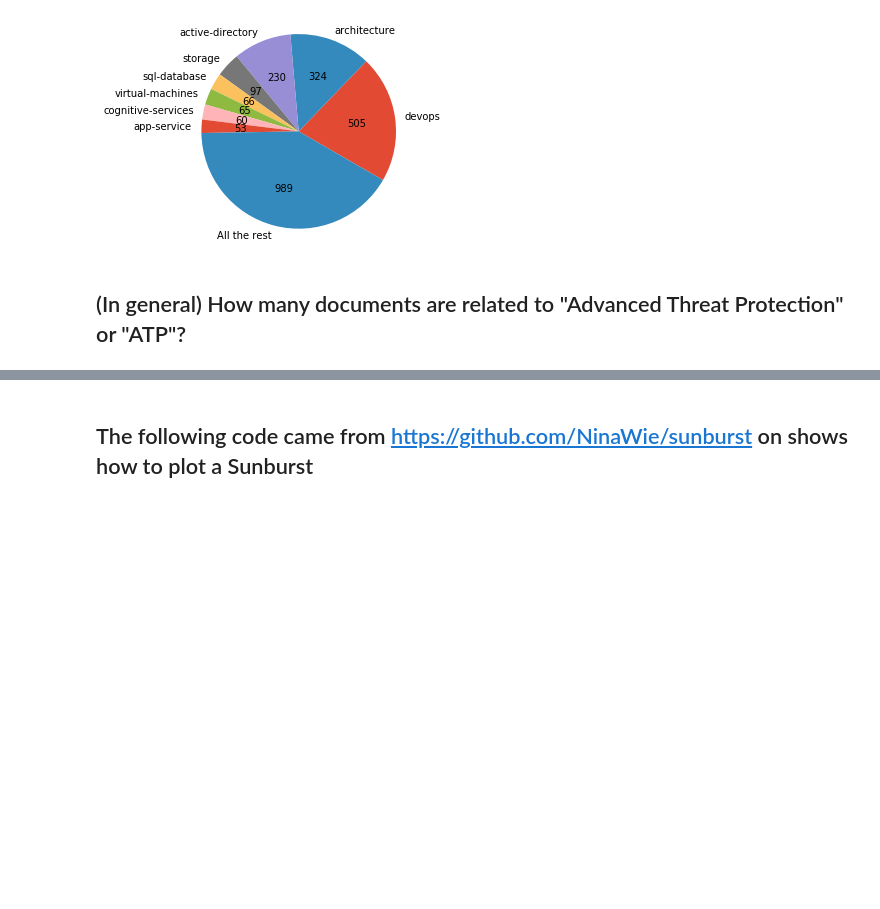
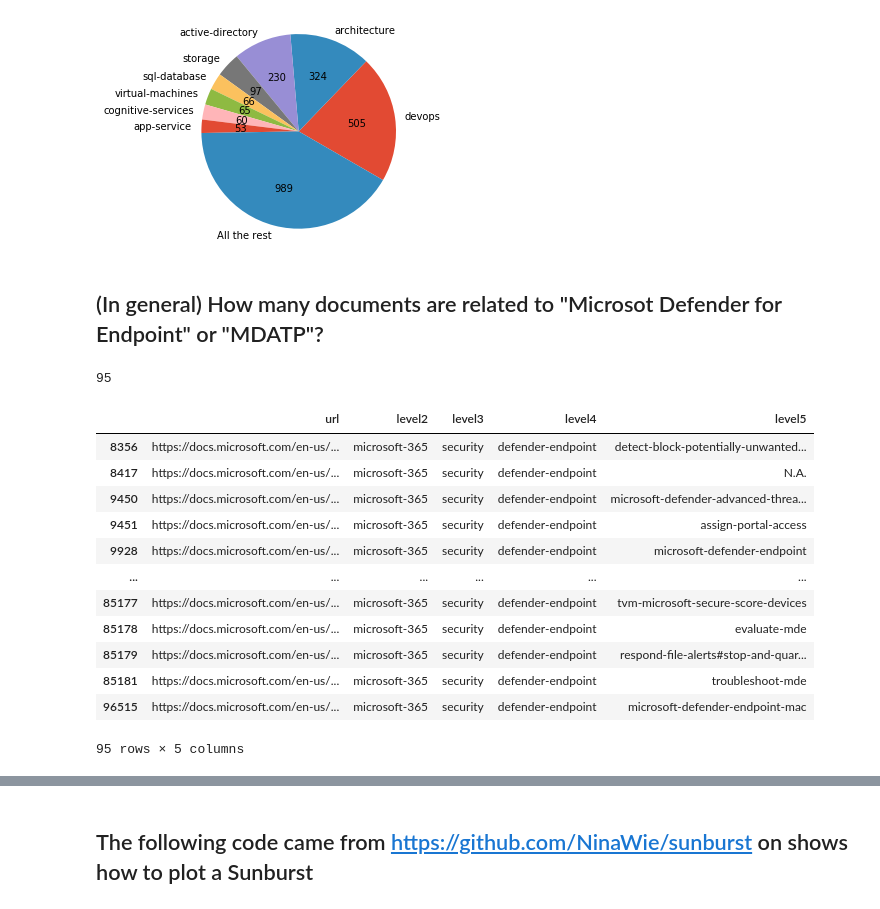
Before and after one commit to jjsantanna/how_many_links_microsoft_docs, a Jupyter notebook: how_many_links_microsoft_docs.ipynb, the cells around one changed output, grey strips where cells are left out. Saved outputs shown, nothing was run; the diff lists cells and outputs as text; code cells hidden in the pictures; blank space fills up the shorter version.

```diff
--- a/how_many_links_microsoft_docs.ipynb
+++ b/how_many_links_microsoft_docs.ipynb
@@ -234,5 +234,24 @@ ax.axis('equal')
  1.1101156655867166)
 [figure]
 # %% [markdown]
-## (In general) How many documents are related to "Advanced Threat Protection" or "ATP"?
+## (In general) How many documents are related to "Microsot Defender for Endpoint" or "MDATP"?
+# %%
+stats_mde = df[df['url'].str.contains('defender-endpoint')]
+print(len(stats_mde))
+stats_mde
+# %% [output]
+95
+|  | url | level2 | level3 | level4 | level5 |
+| 8356 | https://docs.microsoft.com/en-us/... | microsoft-365 | security | defender-endpoint | detect-block-potentially-unwanted... |
+| 8417 | https://docs.microsoft.com/en-us/... | microsoft-365 | security | defender-endpoint | N.A. |
+| 9450 | https://docs.microsoft.com/en-us/... | microsoft-365 | security | defender-endpoint | microsoft-defender-advanced-threa... |
+| 9451 | https://docs.microsoft.com/en-us/... | microsoft-365 | security | defender-endpoint | assign-portal-access |
+| 9928 | https://docs.microsoft.com/en-us/... | microsoft-365 | security | defender-endpoint | microsoft-defender-endpoint |
+| ... | ... | ... | ... | ... | ... |
+| 85177 | https://docs.microsoft.com/en-us/... | microsoft-365 | security | defender-endpoint | tvm-microsoft-secure-score-devices |
+| 85178 | https://docs.microsoft.com/en-us/... | microsoft-365 | security | defender-endpoint | evaluate-mde |
+| 85179 | https://docs.microsoft.com/en-us/... | microsoft-365 | security | defender-endpoint | respond-file-alerts#stop-and-quar... |
+| 85181 | https://docs.microsoft.com/en-us/... | microsoft-365 | security | defender-endpoint | troubleshoot-mde |
+| 96515 | https://docs.microsoft.com/en-us/... | microsoft-365 | security | defender-endpoint | microsoft-defender-endpoint-mac |
+95 rows × 5 columns
 # %%
```
Also changed, not shown: parts of 9 cells of this notebook.
